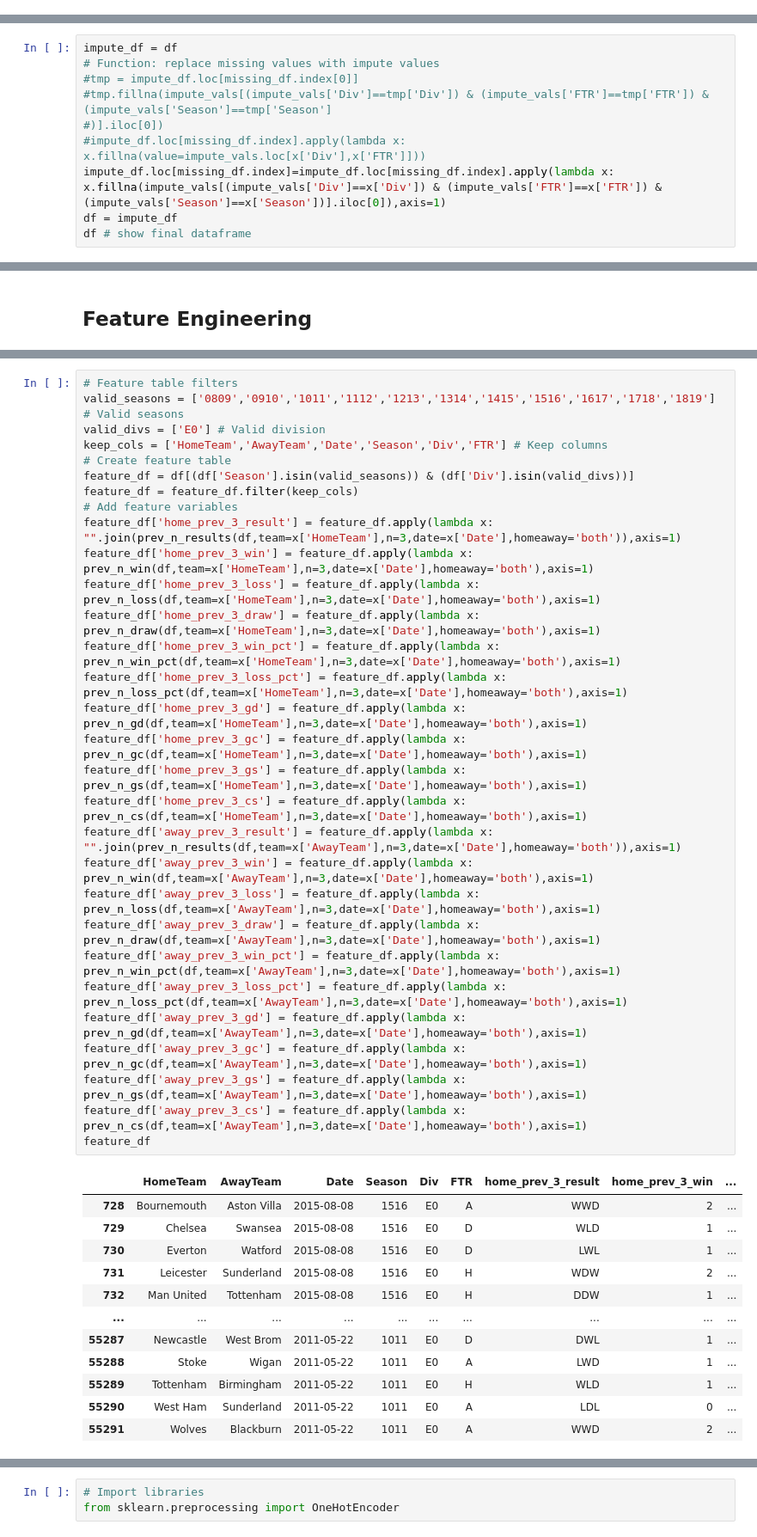
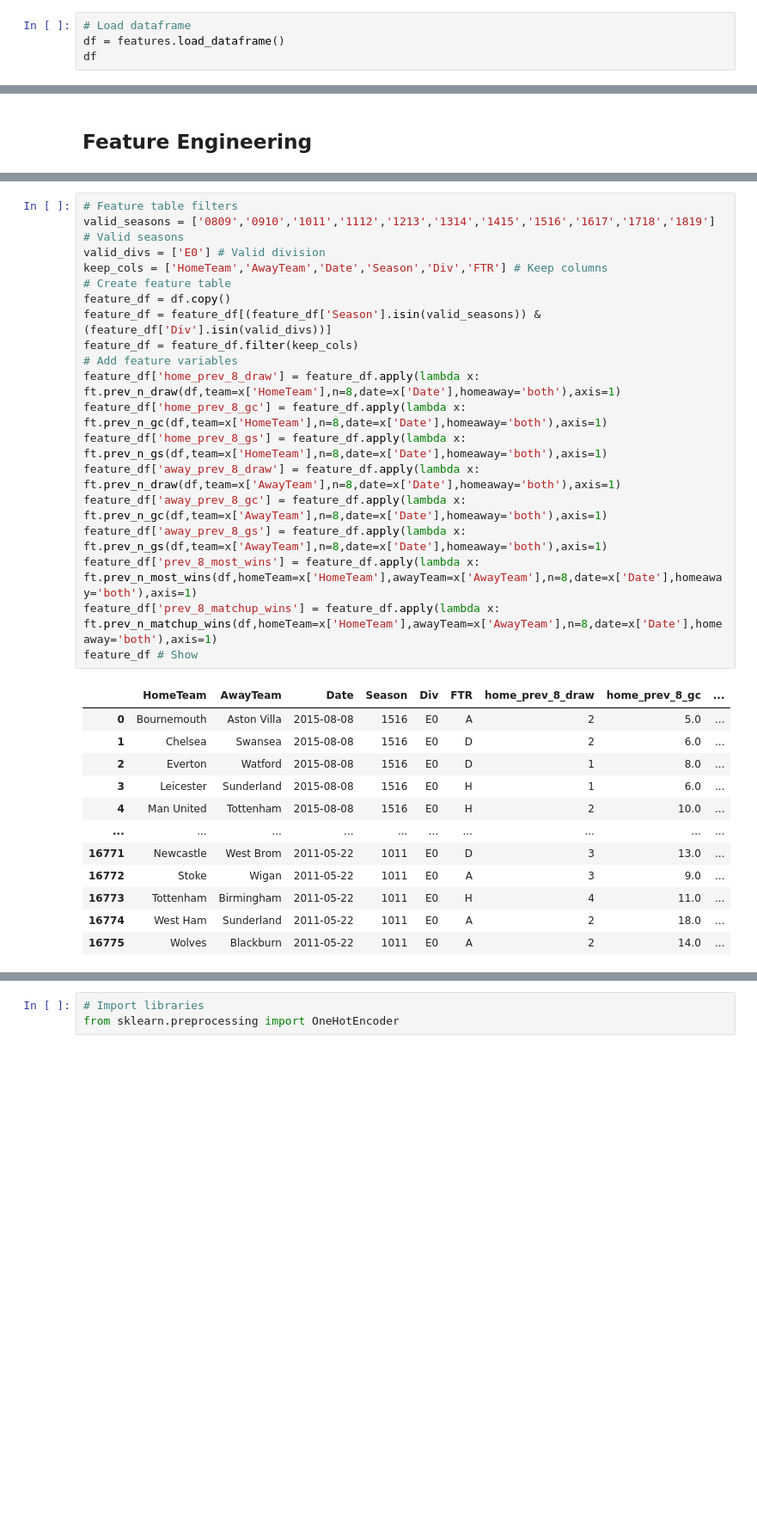
Before and after one commit to JonNixonCodes/FootballPrediction, a Jupyter notebook: Python/Feature Engineering.ipynb, the cells around one changed output, grey strips where cells are left out. Shown: that part at 86% size. Cells and saved outputs as stored; diff of their text form; blank space fills up the shorter version.

```diff
--- a/Python/Feature Engineering.ipynb
+++ b/Python/Feature Engineering.ipynb
@@ -41,0 +20,4 @@ dtype: object
+# %%
+# Load dataframe
+df = features.load_dataframe()
+df
@@ -137,10 +79,0 @@ impute_vals # Show impute vals
-# %%
-impute_df = df
-# Function: replace missing values with impute values
-#tmp = impute_df.loc[missing_df.index[0]]
-#tmp.fillna(impute_vals[(impute_vals['Div']==tmp['Div']) & (impute_vals['FTR']==tmp['FTR']) & (impute_vals['Season']==tmp['Season']
-#)].iloc[0])
-#impute_df.loc[missing_df.index].apply(lambda x: x.fillna(value=impute_vals.loc[x['Div'],x['FTR']]))
-impute_df.loc[missing_df.index]=impute_df.loc[missing_df.index].apply(lambda x: x.fillna(impute_vals[(impute_vals['Div']==x['Div']) & (impute_vals['FTR']==x['FTR']) & (impute_vals['Season']==x['Season'])].iloc[0]),axis=1)
-df = impute_df
-df # show final dataframe
@@ -274,43 +97,32 @@ def prev_n_cs(df,team,n=-1,date=datetime.datetime.today(),homeaway='both'):
 # %%
 # Feature table filters
 valid_seasons = ['0809','0910','1011','1112','1213','1314','1415','1516','1617','1718','1819'] # Valid seasons
 valid_divs = ['E0'] # Valid division
 keep_cols = ['HomeTeam','AwayTeam','Date','Season','Div','FTR'] # Keep columns
 # Create feature table
-feature_df = df[(df['Season'].isin(valid_seasons)) & (df['Div'].isin(valid_divs))]
+feature_df = df.copy()
+feature_df = feature_df[(feature_df['Season'].isin(valid_seasons)) & (feature_df['Div'].isin(valid_divs))]
 feature_df = feature_df.filter(keep_cols)
 # Add feature variables
-feature_df['home_prev_3_result'] = feature_df.apply(lambda x: "".join(prev_n_results(df,team=x['HomeTeam'],n=3,date=x['Date'],homeaway='both')),axis=1)
-feature_df['home_prev_3_win'] = feature_df.apply(lambda x: prev_n_win(df,team=x['HomeTeam'],n=3,date=x['Date'],homeaway='both'),axis=1)
-feature_df['home_prev_3_loss'] = feature_df.apply(lambda x: prev_n_loss(df,team=x['HomeTeam'],n=3,date=x['Date'],homeaway='both'),axis=1)
-feature_df['home_prev_3_draw'] = feature_df.apply(lambda x: prev_n_draw(df,team=x['HomeTeam'],n=3,date=x['Date'],homeaway='both'),axis=1)
-feature_df['home_prev_3_win_pct'] = feature_df.apply(lambda x: prev_n_win_pct(df,team=x['HomeTeam'],n=3,date=x['Date'],homeaway='both'),axis=1)
-feature_df['home_prev_3_loss_pct'] = feature_df.apply(lambda x: prev_n_loss_pct(df,team=x['HomeTeam'],n=3,date=x['Date'],homeaway='both'),axis=1)
-feature_df['home_prev_3_gd'] = feature_df.apply(lambda x: prev_n_gd(df,team=x['HomeTeam'],n=3,date=x['Date'],homeaway='both'),axis=1)
-feature_df['home_prev_3_gc'] = feature_df.apply(lambda x: prev_n_gc(df,team=x['HomeTeam'],n=3,date=x['Date'],homeaway='both'),axis=1)
-feature_df['home_prev_3_gs'] = feature_df.apply(lambda x: prev_n_gs(df,team=x['HomeTeam'],n=3,date=x['Date'],homeaway='both'),axis=1)
-feature_df['home_prev_3_cs'] = feature_df.apply(lambda x: prev_n_cs(df,team=x['HomeTeam'],n=3,date=x['Date'],homeaway='both'),axis=1)
-feature_df['away_prev_3_result'] = feature_df.apply(lambda x: "".join(prev_n_results(df,team=x['AwayTeam'],n=3,date=x['Date'],homeaway='both')),axis=1)
-feature_df['away_prev_3_win'] = feature_df.apply(lambda x: prev_n_win(df,team=x['AwayTeam'],n=3,date=x['Date'],homeaway='both'),axis=1)
-feature_df['away_prev_3_loss'] = feature_df.apply(lambda x: prev_n_loss(df,team=x['AwayTeam'],n=3,date=x['Date'],homeaway='both'),axis=1)
-feature_df['away_prev_3_draw'] = feature_df.apply(lambda x: prev_n_draw(df,team=x['AwayTeam'],n=3,date=x['Date'],homeaway='both'),axis=1)
-feature_df['away_prev_3_win_pct'] = feature_df.apply(lambda x: prev_n_win_pct(df,team=x['AwayTeam'],n=3,date=x['Date'],homeaway='both'),axis=1)
-feature_df['away_prev_3_loss_pct'] = feature_df.apply(lambda x: prev_n_loss_pct(df,team=x['AwayTeam'],n=3,date=x['Date'],homeaway='both'),axis=1)
-feature_df['away_prev_3_gd'] = feature_df.apply(lambda x: prev_n_gd(df,team=x['AwayTeam'],n=3,date=x['Date'],homeaway='both'),axis=1)
-feature_df['away_prev_3_gc'] = feature_df.apply(lambda x: prev_n_gc(df,team=x['AwayTeam'],n=3,date=x['Date'],homeaway='both'),axis=1)
-feature_df['away_prev_3_gs'] = feature_df.apply(lambda x: prev_n_gs(df,team=x['AwayTeam'],n=3,date=x['Date'],homeaway='both'),axis=1)
-feature_df['away_prev_3_cs'] = feature_df.apply(lambda x: prev_n_cs(df,team=x['AwayTeam'],n=3,date=x['Date'],homeaway='both'),axis=1)
-feature_df
+feature_df['home_prev_8_draw'] = feature_df.apply(lambda x: ft.prev_n_draw(df,team=x['HomeTeam'],n=8,date=x['Date'],homeaway='both'),axis=1)
+feature_df['home_prev_8_gc'] = feature_df.apply(lambda x: ft.prev_n_gc(df,team=x['HomeTeam'],n=8,date=x['Date'],homeaway='both'),axis=1)
+feature_df['home_prev_8_gs'] = feature_df.apply(lambda x: ft.prev_n_gs(df,team=x['HomeTeam'],n=8,date=x['Date'],homeaway='both'),axis=1)
+feature_df['away_prev_8_draw'] = feature_df.apply(lambda x: ft.prev_n_draw(df,team=x['AwayTeam'],n=8,date=x['Date'],homeaway='both'),axis=1)
+feature_df['away_prev_8_gc'] = feature_df.apply(lambda x: ft.prev_n_gc(df,team=x['AwayTeam'],n=8,date=x['Date'],homeaway='both'),axis=1)
+feature_df['away_prev_8_gs'] = feature_df.apply(lambda x: ft.prev_n_gs(df,team=x['AwayTeam'],n=8,date=x['Date'],homeaway='both'),axis=1)
+feature_df['prev_8_most_wins'] = feature_df.apply(lambda x: ft.prev_n_most_wins(df,homeTeam=x['HomeTeam'],awayTeam=x['AwayTeam'],n=8,date=x['Date'],homeaway='both'),axis=1)
+feature_df['prev_8_matchup_wins'] = feature_df.apply(lambda x: ft.prev_n_matchup_wins(df,homeTeam=x['HomeTeam'],awayTeam=x['AwayTeam'],n=8,date=x['Date'],homeaway='both'),axis=1)
+feature_df # Show
 # %% [output]
-|  | HomeTeam | AwayTeam | Date | Season | Div | FTR | home_prev_3_result | home_prev_3_win | ... |
-| 728 | Bournemouth | Aston Villa | 2015-08-08 | 1516 | E0 | A | WWD | 2 | ... |
-| 729 | Chelsea | Swansea | 2015-08-08 | 1516 | E0 | D | WLD | 1 | ... |
-| 730 | Everton | Watford | 2015-08-08 | 1516 | E0 | D | LWL | 1 | ... |
-| 731 | Leicester | Sunderland | 2015-08-08 | 1516 | E0 | H | WDW | 2 | ... |
-| 732 | Man United | Tottenham | 2015-08-08 | 1516 | E0 | H | DDW | 1 | ... |
+|  | HomeTeam | AwayTeam | Date | Season | Div | FTR | home_prev_8_draw | home_prev_8_gc | ... |
+| 0 | Bournemouth | Aston Villa | 2015-08-08 | 1516 | E0 | A | 2 | 5.0 | ... |
+| 1 | Chelsea | Swansea | 2015-08-08 | 1516 | E0 | D | 2 | 6.0 | ... |
+| 2 | Everton | Watford | 2015-08-08 | 1516 | E0 | D | 1 | 8.0 | ... |
+| 3 | Leicester | Sunderland | 2015-08-08 | 1516 | E0 | H | 1 | 6.0 | ... |
+| 4 | Man United | Tottenham | 2015-08-08 | 1516 | E0 | H | 2 | 10.0 | ... |
 | ... | ... | ... | ... | ... | ... | ... | ... | ... | ... |
-| 55287 | Newcastle | West Brom | 2011-05-22 | 1011 | E0 | D | DWL | 1 | ... |
-| 55288 | Stoke | Wigan | 2011-05-22 | 1011 | E0 | A | LWD | 1 | ... |
-| 55289 | Tottenham | Birmingham | 2011-05-22 | 1011 | E0 | H | WLD | 1 | ... |
-| 55290 | West Ham | Sunderland | 2011-05-22 | 1011 | E0 | A | LDL | 0 | ... |
-| 55291 | Wolves | Blackburn | 2011-05-22 | 1011 | E0 | A | WWD | 2 | ... |
+| 16771 | Newcastle | West Brom | 2011-05-22 | 1011 | E0 | D | 3 | 13.0 | ... |
+| 16772 | Stoke | Wigan | 2011-05-22 | 1011 | E0 | A | 3 | 9.0 | ... |
+| 16773 | Tottenham | Birmingham | 2011-05-22 | 1011 | E0 | H | 4 | 11.0 | ... |
+| 16774 | West Ham | Sunderland | 2011-05-22 | 1011 | E0 | A | 2 | 18.0 | ... |
+| 16775 | Wolves | Blackburn | 2011-05-22 | 1011 | E0 | A | 2 | 14.0 | ... |
```
Also changed, not shown: parts of 21 cells of this notebook, 10 other files.
